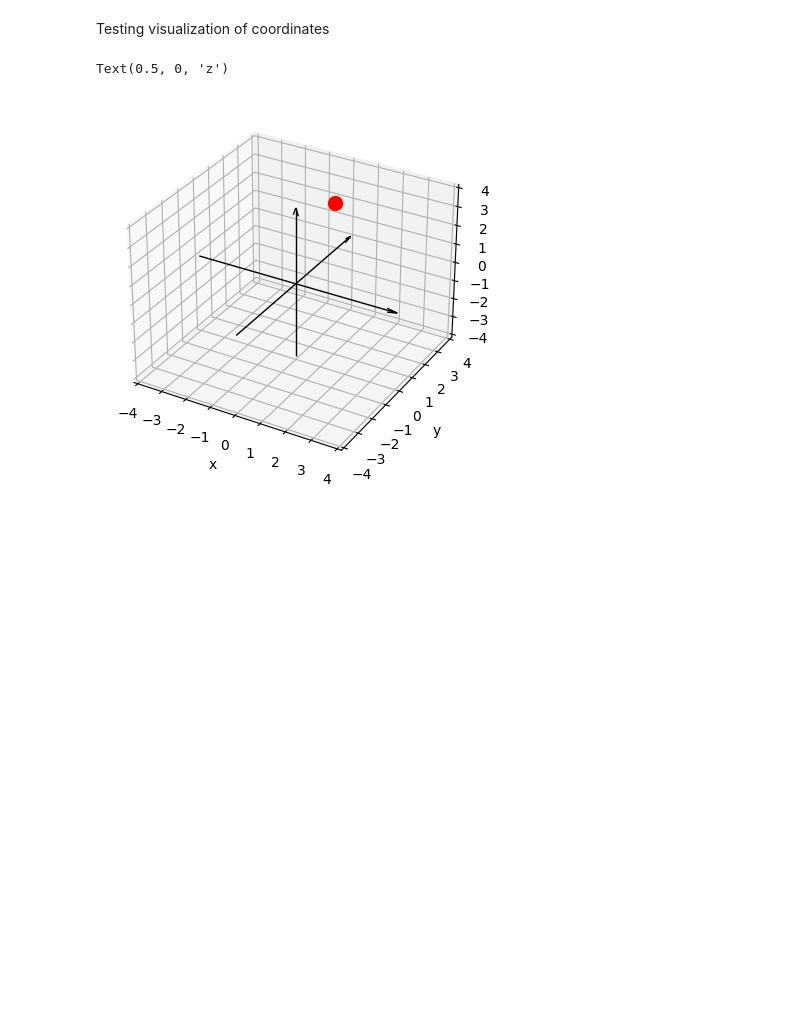
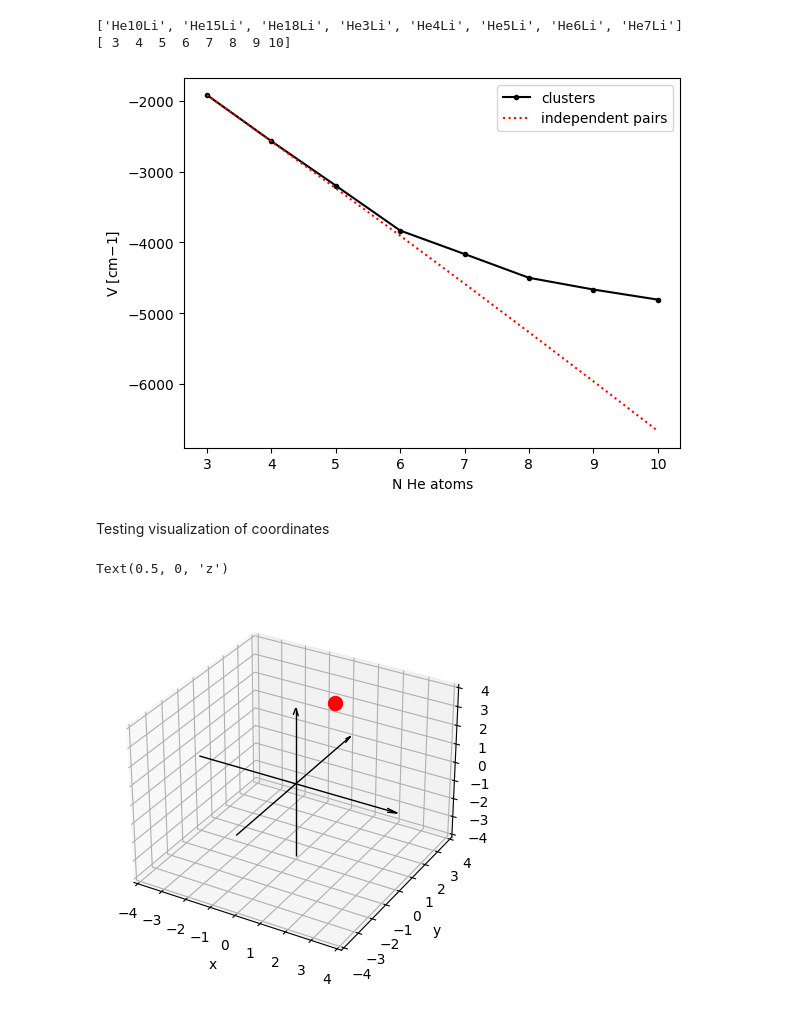
Before and after one commit to diegonti/ICC, a Jupyter notebook: Final Project/testingMC.ipynb, the cells around one changed output. Saved outputs shown, nothing was run; the diff lists cells and outputs as text; code cells hidden in the pictures; blank space fills up the shorter version.

```diff
--- a/Final Project/testingMC.ipynb
+++ b/Final Project/testingMC.ipynb
@@ -86,3 +131,41 @@ plt.legend()
+# %%
+def comb(N,m):
+    return sp.special.factorial(N)/(sp.special.factorial(m)*sp.special.factorial(N-m))
+
+def minimum(N_He):
+    HeLi_pairs = VminHeLi*N_He
+    HeHe_pairs = VminHeHe*comb(N_He,2)
+    ideal_minim = HeLi_pairs+HeHe_pairs
+    return ideal_minim
+# %%
+# Energies of the different runs
+target = "Minimum energy found"
+runs = os.listdir("./runs/")
+energies,times,systems = [],[],[]
+# for i,run in enumerate(runs,start=3):
+for i in range(3,10+1):
+    if runs[i-3].startswith("He"):
+        path = f"./runs/He{i}Li/out.log"
+        with open(path,"r") as inFile:
+            for line in inFile:
+                if target in line:
+                    minE = line.strip().split()[-1]
+                    energies.append(float(minE))
+        systems.append(runs[i-3])
+energies = np.array(energies)
+print(systems)
+
+N_He = np.arange(3,10+1)
+m = minimum(N_He)
+plt.plot(N_He,energies,"-k.",label="clusters")
+plt.plot(N_He,m,"r:",label="independent pairs")
+plt.xlabel("N He atoms");plt.ylabel("V [cm$-1$]")
+plt.legend()
+print(N_He)
+# %% [output]
+['He10Li', 'He15Li', 'He18Li', 'He3Li', 'He4Li', 'He5Li', 'He6Li', 'He7Li']
+[ 3  4  5  6  7  8  9 10]
+[figure, added]
 # %% [markdown]
 Testing visualization of coordinates
 # %%
```
Also changed, not shown: parts of 7 cells of this notebook, 1 other file.
